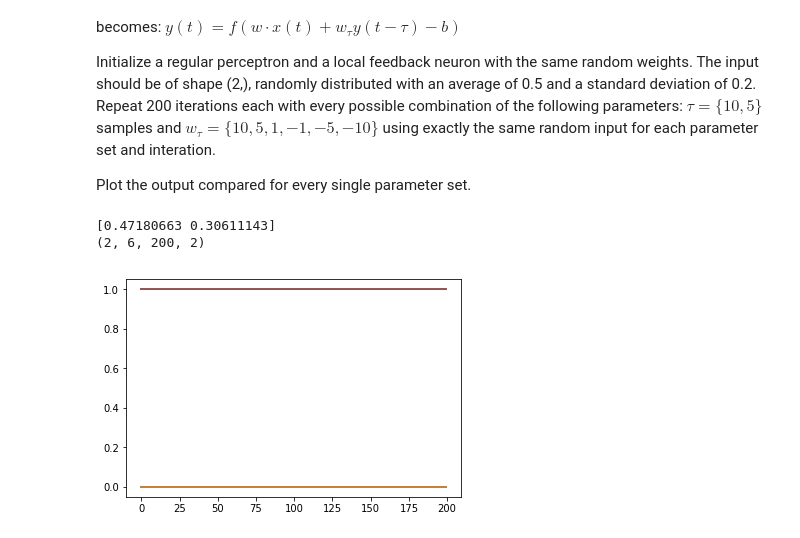
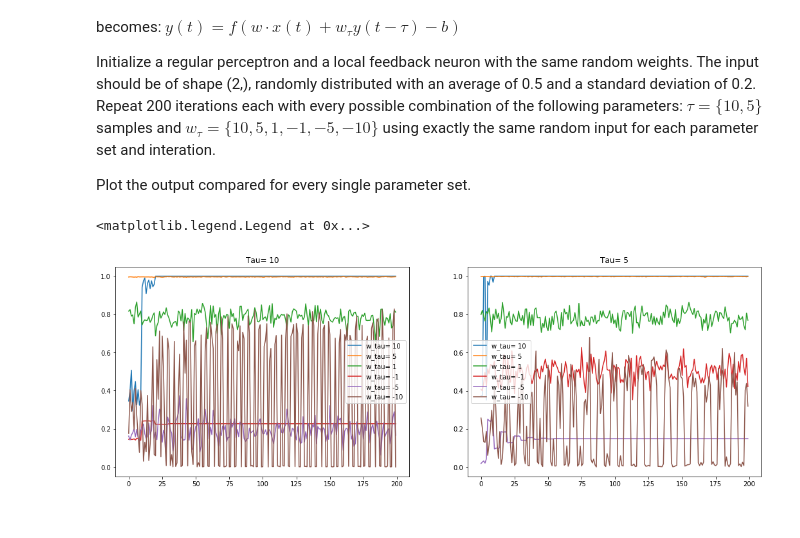
Before and after one commit to Klavaro/mlpy, a Jupyter notebook: Exercise3.ipynb, the cells around one changed output. Cells and saved outputs as stored; diff of their text form; code cells hidden in the pictures.

```diff
--- a/Exercise3.ipynb
+++ b/Exercise3.ipynb
@@ -179,43 +179,56 @@ Plot the output compared for every single parameter set.
 # %%
 w_taus=[10,5,1,-1,-5,-10]
 taus=[10,5]
 numIt=200
 
 class neuron:
-    lasth=0
-    lastout=0
-    lastin=0
 
+    vec_output=[]
     def __init__(self,w,b,tau,w_tau,trafunc=helper.logistic,dtrafunc=helper.dlogistic):
         self.w=np.array(w)
         self.b=np.array(b)
         self.tau=tau
         self.w_tau=w_tau
         self.trafunc=trafunc
         self.dtrafunc=dtrafunc
 
     def out(self, x):
-        self.lastin=x;
-        self.lasth=np.dot(self.w,x)+(self.w_tau*self.tau)-self.b
-        self.lastout=self.trafunc(self.lasth)
-        return self.lastout
+        if(len(self.vec_output)-self.tau<0):
+            lasth=self.trafunc(np.dot(self.w,x.T)-self.b)
+            self.vec_output.append(lasth)
+        else:
+            lasth=self.trafunc(np.dot(self.w,x)+(self.w_tau*self.vec_output[len(self.vec_output)-self.tau])-self.b)
+            self.vec_output.append(lasth)
+        return self.vec_output[len(self.vec_output)-1]
 
 
-inp=np.random.normal(0.5,0.2,2)
-print(inp)
+#inp_w=np.random.randint(2,size=2)
+#inp_b=np.random.randint(2)
+
 neurons=[[[0 for x in range(numIt)] for y in range(len(w_taus))] for z in range(len(taus))]
 for i in range(len(taus)):
     for j in range(len(w_taus)):
-        neu=neuron(np.random.randint(2,size=2),np.random.randint(2,size=2),taus[i],w_taus[j])
+        neu=neuron(np.random.randint(2,size=2),np.random.randint(2),taus[i],w_taus[j])
         for a in range(numIt):
             neurons[i][j][a]=neu.out(np.random.normal(0.5,0.2,2))
 neurons=np.array(neurons)
-print(neurons.shape)
+
+
+
+plt.figure(figsize=[18,6])
+
+plt.subplot(121)
 for i in range(len(w_taus)):
-    plt.plot(neurons[0,i,:])
+    plt.plot(neurons[0,i,:],label="w_tau= {}".format(w_taus[i]))
 
-plt.show()
+plt.title("Tau= {}".format(taus[0]))
+plt.legend()
+
+plt.subplot(122)
+for i in range(len(w_taus)):
+    plt.plot(neurons[1,i,:],label="w_tau= {}".format(w_taus[i]))
+plt.title("Tau= {}".format(taus[1]))
+plt.legend()
 # %% [output]
-[0.47180663 0.30611143]
-(2, 6, 200, 2)
+<matplotlib.legend.Legend at 0x...>
-[figure, old version]
+[figure, new version]
```
